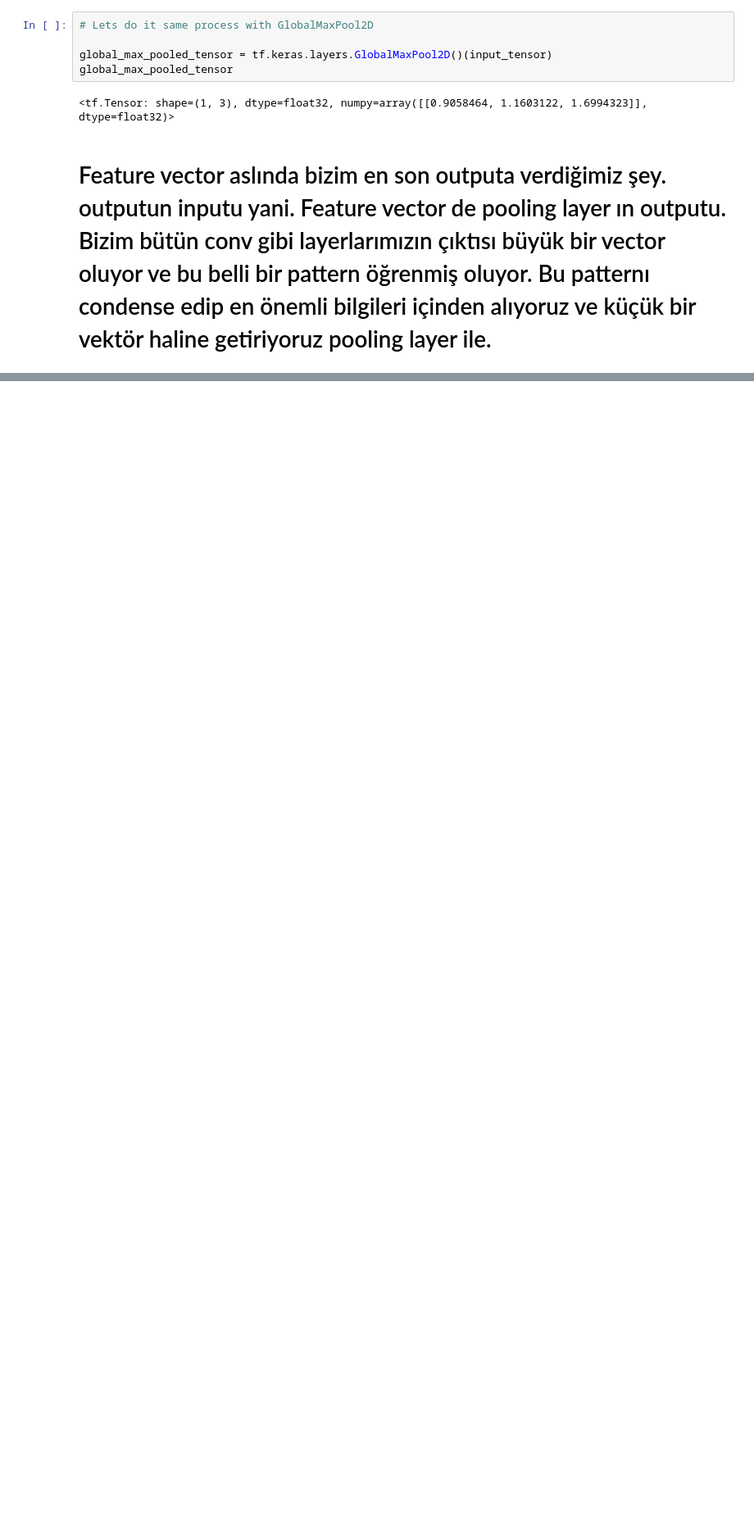
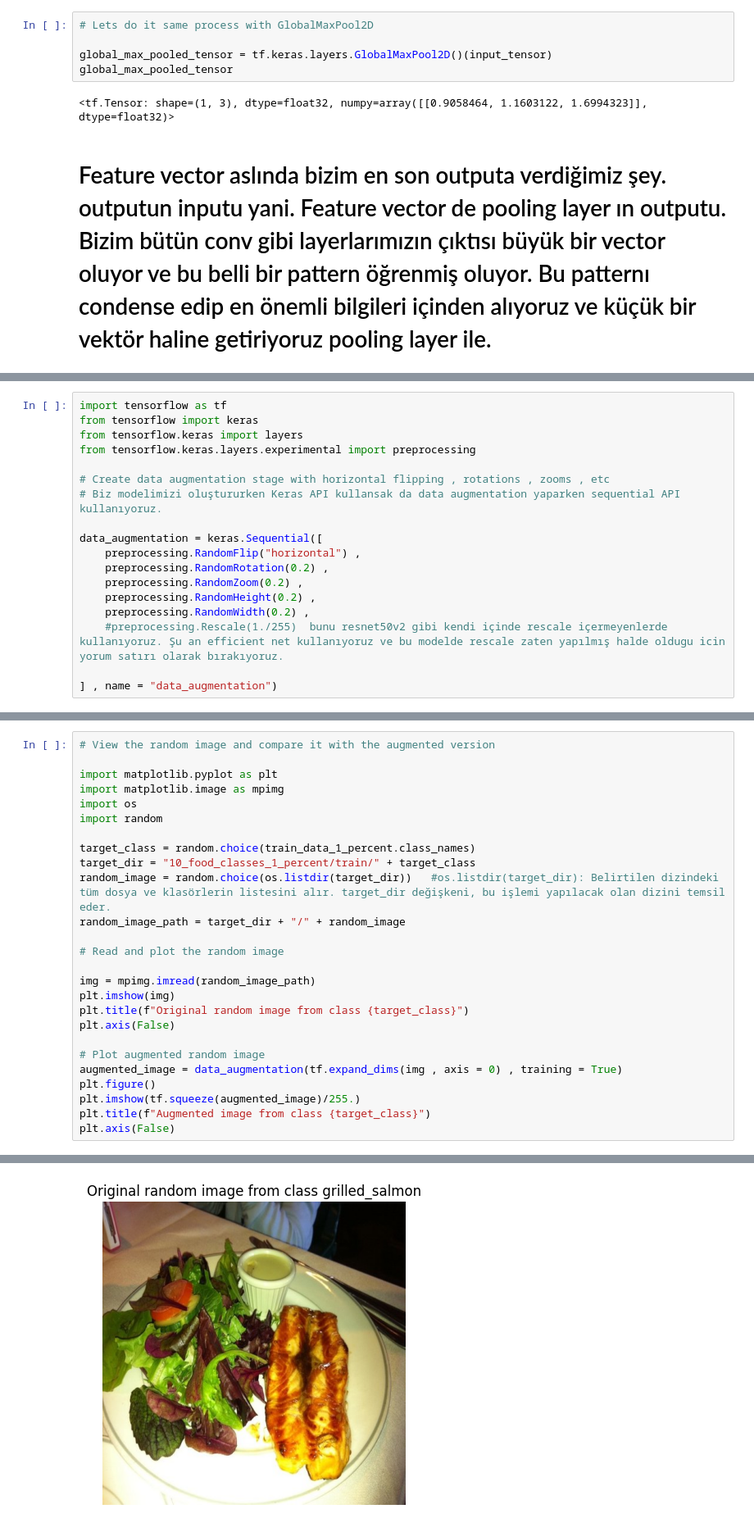
Before and after one commit to MelihKlc/Deep-Learning, a Jupyter notebook: Transfer_learning_Fine_Tuning.ipynb, the cells around one changed output, grey strips where cells are left out. Shown at 82% size. Saved outputs shown, nothing was run; the diff lists cells and outputs as text; blank space fills up the shorter version.

```diff
--- a/Transfer_learning_Fine_Tuning.ipynb
+++ b/Transfer_learning_Fine_Tuning.ipynb
@@ -316,0 +390,18 @@ global_max_pooled_tensor
+# %%
+import tensorflow as tf
+from tensorflow import keras
+from tensorflow.keras import layers
+from tensorflow.keras.layers.experimental import preprocessing
+
+# Create data augmentation stage with horizontal flipping , rotations , zooms , etc
+# Biz modelimizi oluştururken Keras API kullansak da data augmentation yaparken sequential API kullanıyoruz.
+
+data_augmentation = keras.Sequential([
+    preprocessing.RandomFlip("horizontal") ,
+    preprocessing.RandomRotation(0.2) ,
+    preprocessing.RandomZoom(0.2) ,
+    preprocessing.RandomHeight(0.2) ,
+    preprocessing.RandomWidth(0.2) ,
+    #preprocessing.Rescale(1./255)  bunu resnet50v2 gibi kendi içinde rescale içermeyenlerde kullanıyoruz. Şu an efficient net kullanıyoruz ve bu modelde rescale zaten yapılmış halde oldugu icin yorum satırı olarak bırakıyoruz.
+
+] , name = "data_augmentation")
@@ -316,0 +412,27 @@ global_max_pooled_tensor
+# %%
+# View the random image and compare it with the augmented version
+
+import matplotlib.pyplot as plt
+import matplotlib.image as mpimg
+import os
+import random
+
+target_class = random.choice(train_data_1_percent.class_names)
+target_dir = "10_food_classes_1_percent/train/" + target_class
+random_image = random.choice(os.listdir(target_dir))   #os.listdir(target_dir): Belirtilen dizindeki tüm dosya ve klasörlerin listesini alır. target_dir değişkeni, bu işlemi yapılacak olan dizini temsil eder.
+random_image_path = target_dir + "/" + random_image
+
+# Read and plot the random image
+
+img = mpimg.imread(random_image_path)
+plt.imshow(img)
+plt.title(f"Original random image from class {target_class}")
+plt.axis(False)
+
+# Plot augmented random image
+augmented_image = data_augmentation(tf.expand_dims(img , axis = 0) , training = True)
+plt.figure()
+plt.imshow(tf.squeeze(augmented_image)/255.)
+plt.title(f"Augmented image from class {target_class}")
+plt.axis(False)
+# %% [output]
@@ -316,0 +440 @@ global_max_pooled_tensor
+[figure, added]
```
Also changed, not shown: parts of 22 cells of this notebook.
